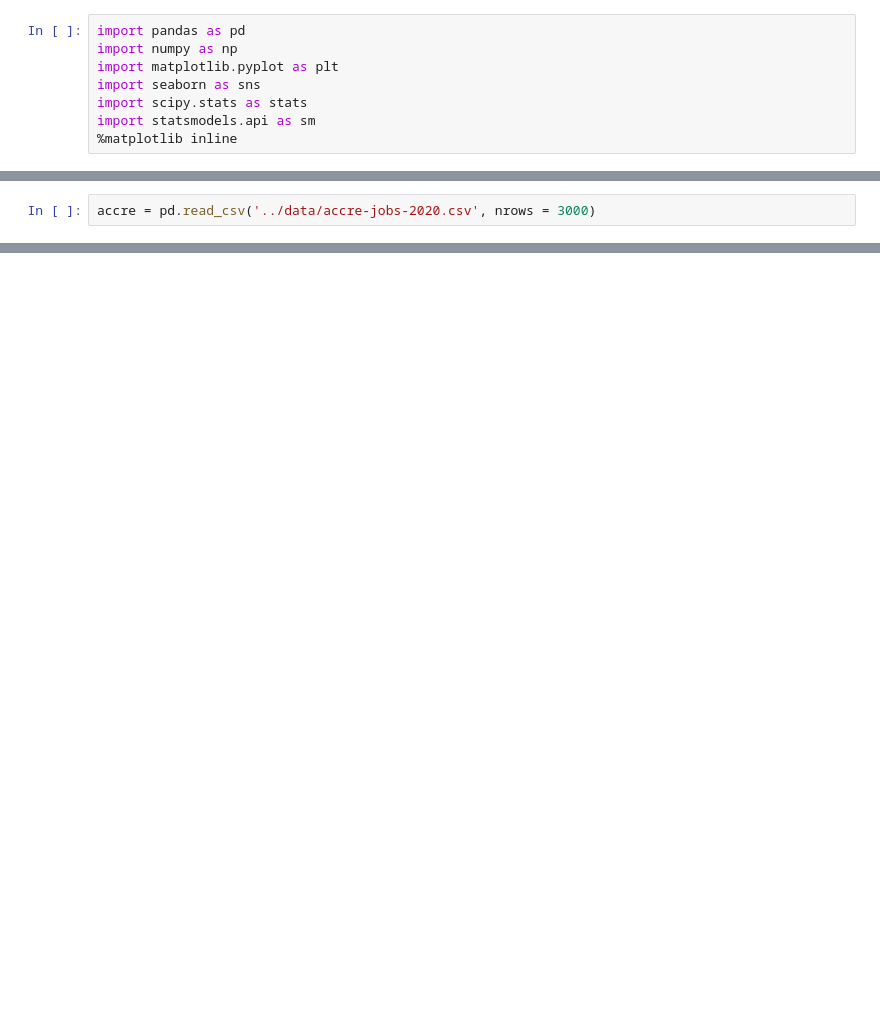
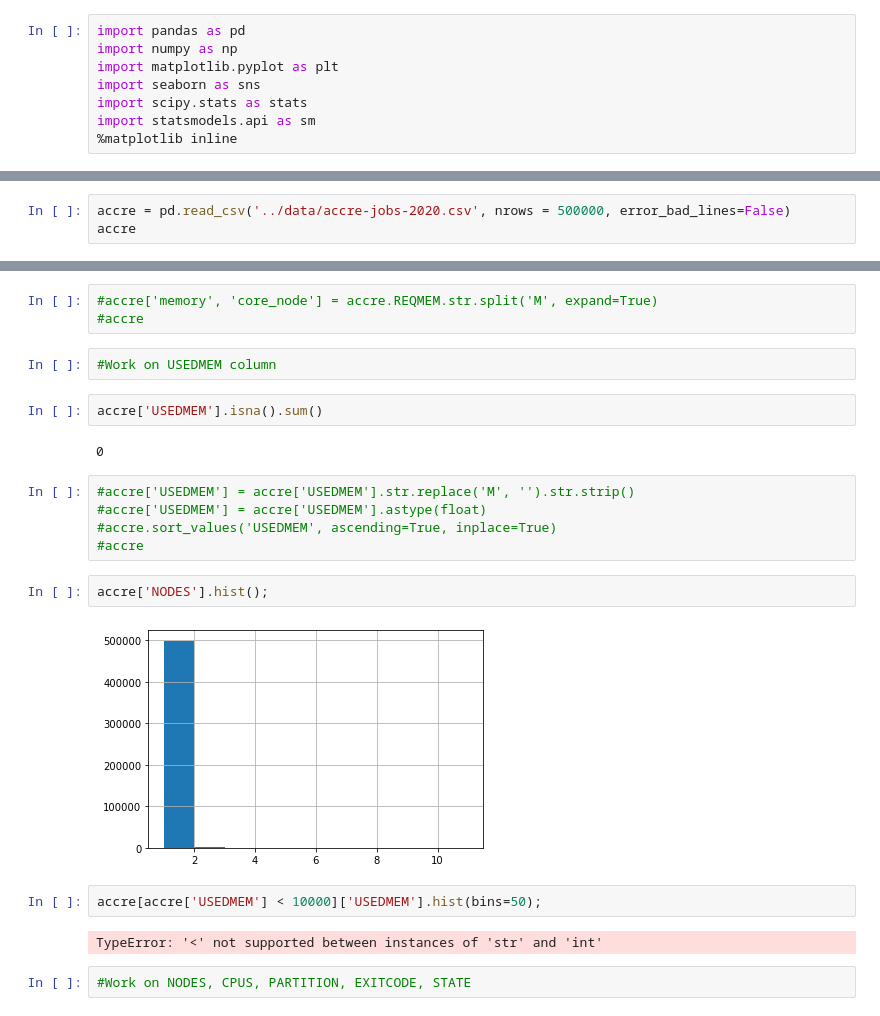
Before and after one commit to nss-data-science-cohort-4/dq2-accre-very-success, a Jupyter notebook: notebooks/ACCRE-Testing.ipynb, the cells around one changed output, grey strips where cells are left out. Drawn from its saved outputs; the diff is of its cells as text; blank space fills up the shorter version.

Commit message:
Began Testing ACCRE

```diff
--- a/notebooks/ACCRE-Testing.ipynb
+++ b/notebooks/ACCRE-Testing.ipynb
@@ -9,2 +34,3 @@ import statsmodels.api as sm
 # %%
-accre = pd.read_csv('../data/accre-jobs-2020.csv', nrows = 3000)
+accre = pd.read_csv('../data/accre-jobs-2020.csv', nrows = 500000, error_bad_lines=False)
+accre
@@ -26,0 +108,24 @@ accre
+# %%
+#accre['memory', 'core_node'] = accre.REQMEM.str.split('M', expand=True)
+#accre
+# %%
+#Work on USEDMEM column
+# %%
+accre['USEDMEM'].isna().sum()
+# %% [output]
+0
+# %%
+#accre['USEDMEM'] = accre['USEDMEM'].str.replace('M', '').str.strip()
+#accre['USEDMEM'] = accre['USEDMEM'].astype(float)
+#accre.sort_values('USEDMEM', ascending=True, inplace=True)
+#accre
+# %%
+accre['NODES'].hist();
+# %% [output]
+[figure, added]
+# %%
+accre[accre['USEDMEM'] < 10000]['USEDMEM'].hist(bins=50);
+# %% [output]
+TypeError: '<' not supported between instances of 'str' and 'int'
+# %%
+#Work on NODES, CPUS, PARTITION, EXITCODE, STATE
```
Also changed, not shown: parts of 15 cells of this notebook.
